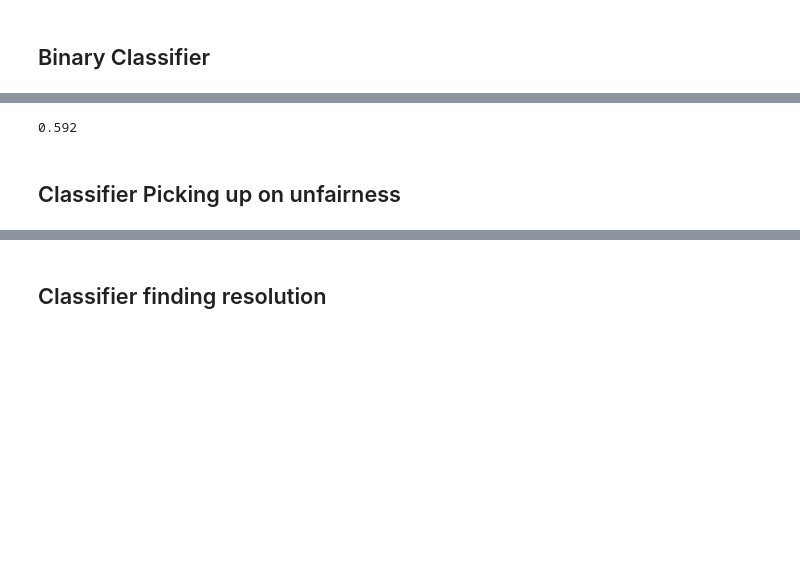
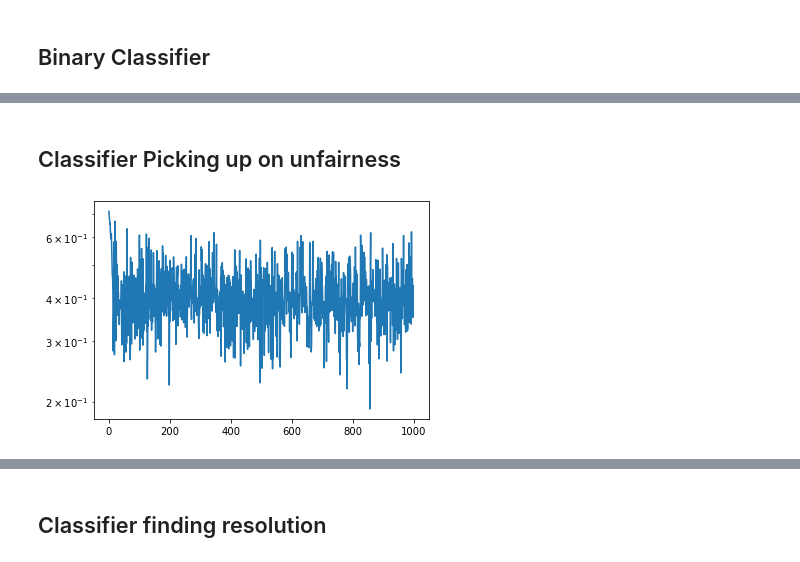
Before and after one commit to jtamanas/FNF4HEP, a Jupyter notebook: galton.ipynb, the cells around one changed output, grey strips where cells are left out. Cells and saved outputs as stored; diff of their text form; code cells hidden in the pictures; blank space fills up the shorter version.

```diff
--- a/galton.ipynb
+++ b/galton.ipynb
@@ -116,7 +116,3 @@ plt.yscale('log')
-# %%
-print(accuracy_score(classifier.predict(data_test).detach().numpy(),labels_test))
-# %% [output]
-0.592
 # %% [markdown]
 ## Classifier Picking up on unfairness
 # %%
@@ -156,3 +155,8 @@ for odds in odds_arr:
+# %%
+plt.plot(classifier_loss)
+plt.yscale('log')
+# %% [output]
+[figure, added]
 # %%
 plt.plot(odds_arr, accuracy_score_arr)
 plt.xlabel("unfair_odds")
```
Also changed, not shown: parts of 10 cells of this notebook, 1 other file.
